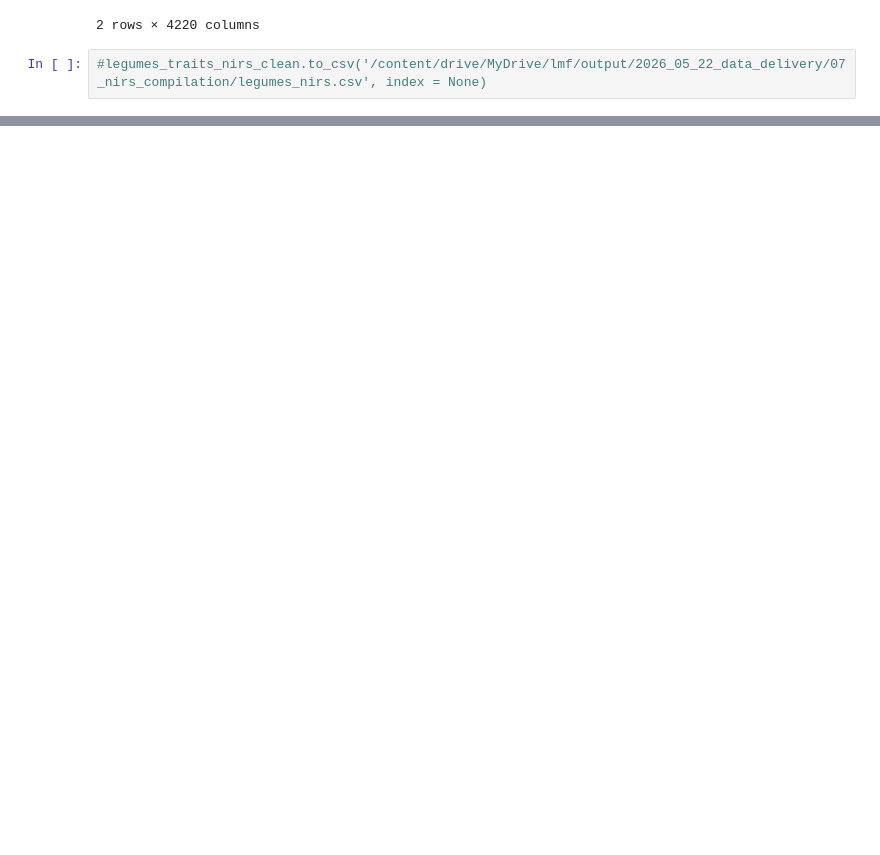
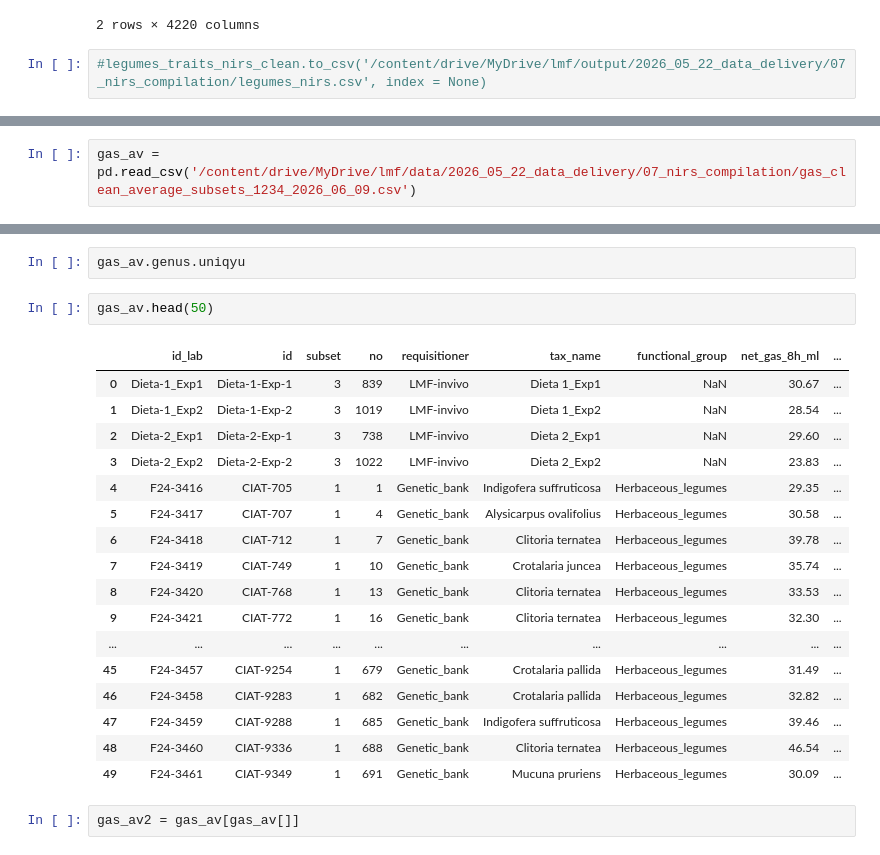
Before and after one commit to maurope/lmf, a Jupyter notebook: notebooks/2026/2026_05_22_data_delivery.ipynb, the cells around one changed output, grey strips where cells are left out. Cells and saved outputs as stored; diff of their text form; blank space fills up the shorter version.

```diff
--- a/notebooks/2026/2026_05_22_data_delivery.ipynb
+++ b/notebooks/2026/2026_05_22_data_delivery.ipynb
@@ -1078,0 +1087,2 @@ legumes_traits_nirs_clean.head(2)
+# %%
+gas_av = pd.read_csv('/content/drive/MyDrive/lmf/data/2026_05_22_data_delivery/07_nirs_compilation/gas_clean_average_subsets_1234_2026_06_09.csv')
@@ -1078,0 +1095,24 @@ legumes_traits_nirs_clean.head(2)
+# %%
+gas_av.genus.uniqyu
+# %%
+gas_av.head(50)
+# %% [output]
+|  | id_lab | id | subset | no | requisitioner | tax_name | functional_group | net_gas_8h_ml | ... |
+| 0 | Dieta-1_Exp1 | Dieta-1-Exp-1 | 3 | 839 | LMF-invivo | Dieta 1_Exp1 | NaN | 30.67 | ... |
+| 1 | Dieta-1_Exp2 | Dieta-1-Exp-2 | 3 | 1019 | LMF-invivo | Dieta 1_Exp2 | NaN | 28.54 | ... |
+| 2 | Dieta-2_Exp1 | Dieta-2-Exp-1 | 3 | 738 | LMF-invivo | Dieta 2_Exp1 | NaN | 29.60 | ... |
+| 3 | Dieta-2_Exp2 | Dieta-2-Exp-2 | 3 | 1022 | LMF-invivo | Dieta 2_Exp2 | NaN | 23.83 | ... |
+| 4 | F24-3416 | CIAT-705 | 1 | 1 | Genetic_bank | Indigofera suffruticosa | Herbaceous_legumes | 29.35 | ... |
+| 5 | F24-3417 | CIAT-707 | 1 | 4 | Genetic_bank | Alysicarpus ovalifolius | Herbaceous_legumes | 30.58 | ... |
+| 6 | F24-3418 | CIAT-712 | 1 | 7 | Genetic_bank | Clitoria ternatea | Herbaceous_legumes | 39.78 | ... |
+| 7 | F24-3419 | CIAT-749 | 1 | 10 | Genetic_bank | Crotalaria juncea | Herbaceous_legumes | 35.74 | ... |
+| 8 | F24-3420 | CIAT-768 | 1 | 13 | Genetic_bank | Clitoria ternatea | Herbaceous_legumes | 33.53 | ... |
+| 9 | F24-3421 | CIAT-772 | 1 | 16 | Genetic_bank | Clitoria ternatea | Herbaceous_legumes | 32.30 | ... |
+| ... | ... | ... | ... | ... | ... | ... | ... | ... | ... |
+| 45 | F24-3457 | CIAT-9254 | 1 | 679 | Genetic_bank | Crotalaria pallida | Herbaceous_legumes | 31.49 | ... |
+| 46 | F24-3458 | CIAT-9283 | 1 | 682 | Genetic_bank | Crotalaria pallida | Herbaceous_legumes | 32.82 | ... |
+| 47 | F24-3459 | CIAT-9288 | 1 | 685 | Genetic_bank | Indigofera suffruticosa | Herbaceous_legumes | 39.46 | ... |
+| 48 | F24-3460 | CIAT-9336 | 1 | 688 | Genetic_bank | Clitoria ternatea | Herbaceous_legumes | 46.54 | ... |
+| 49 | F24-3461 | CIAT-9349 | 1 | 691 | Genetic_bank | Mucuna pruriens | Herbaceous_legumes | 30.09 | ... |
+# %%
+gas_av2 = gas_av[gas_av[]]
```
Also changed, not shown: parts of 3 cells of this notebook, 8 other files.
